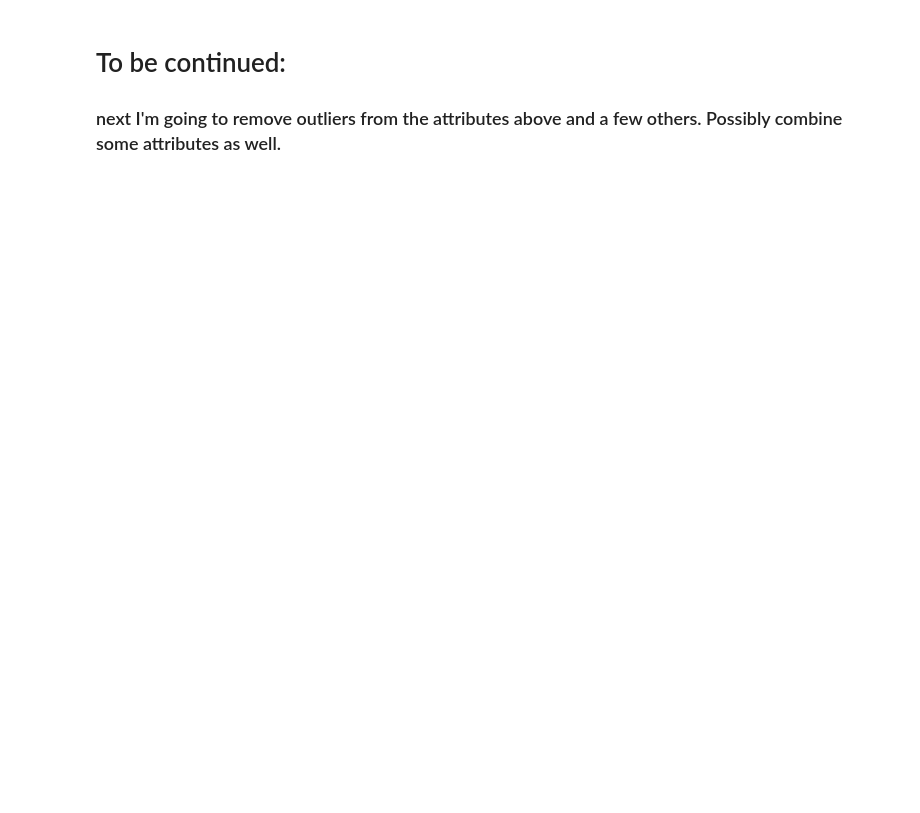
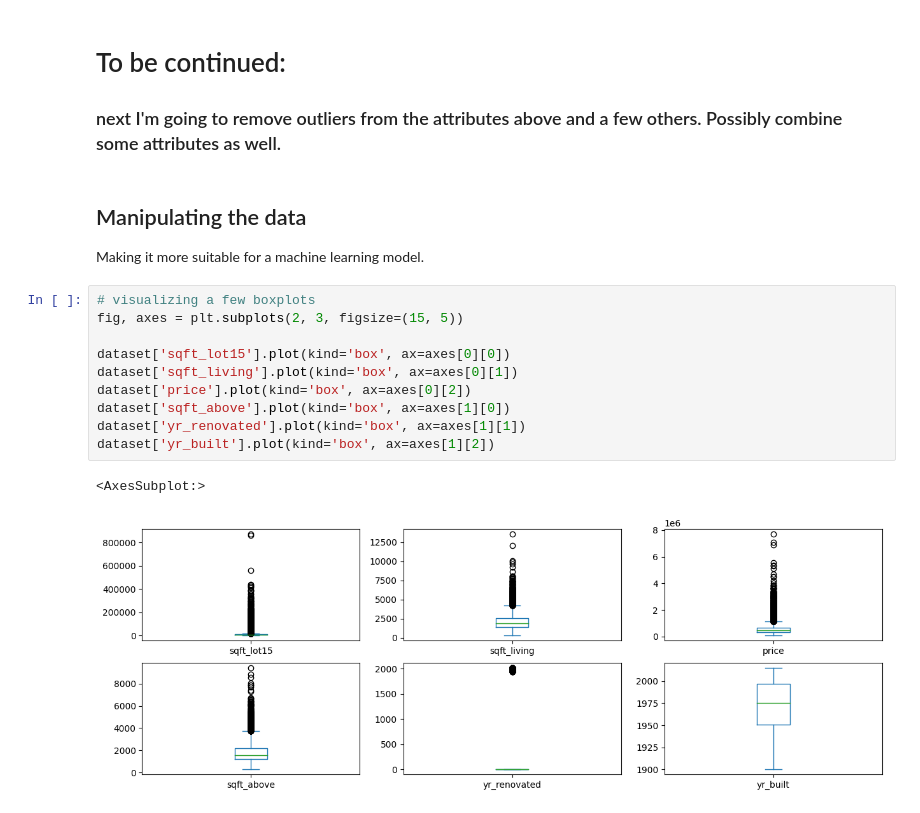
Before and after one commit to scarpart/machine-learning, a Jupyter notebook: multivariate-linear-regression/predicting_house_prices.ipynb, the cells around one changed output. Cells and saved outputs as stored; diff of their text form; blank space fills up the shorter version.

```diff
--- a/multivariate-linear-regression/predicting_house_prices.ipynb
+++ b/multivariate-linear-regression/predicting_house_prices.ipynb
@@ -105,3 +105,19 @@ sns.pairplot(data=sample_data)
 # %% [markdown]
 # To be continued:
 ### next I'm going to remove outliers from the attributes above and a few others. Possibly combine some attributes as well.
+# %% [markdown]
+## Manipulating the data
+Making it more suitable for a machine learning model.
+# %%
+# visualizing a few boxplots
+fig, axes = plt.subplots(2, 3, figsize=(15, 5))
+
+dataset['sqft_lot15'].plot(kind='box', ax=axes[0][0])
+dataset['sqft_living'].plot(kind='box', ax=axes[0][1])
+dataset['price'].plot(kind='box', ax=axes[0][2])
+dataset['sqft_above'].plot(kind='box', ax=axes[1][0])
+dataset['yr_renovated'].plot(kind='box', ax=axes[1][1])
+dataset['yr_built'].plot(kind='box', ax=axes[1][2])
+# %% [output]
+<AxesSubplot:>
+[figure, added]
```
Also changed, not shown: parts of 16 cells of this notebook.
